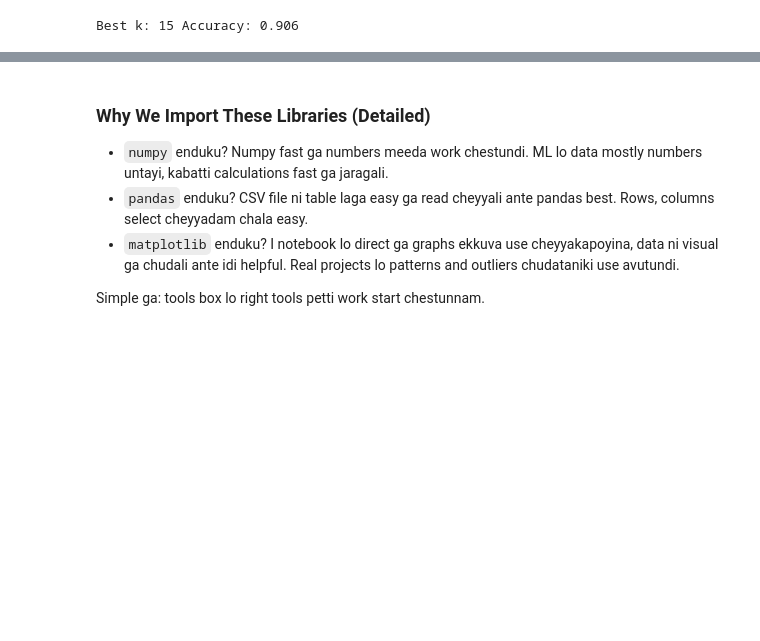
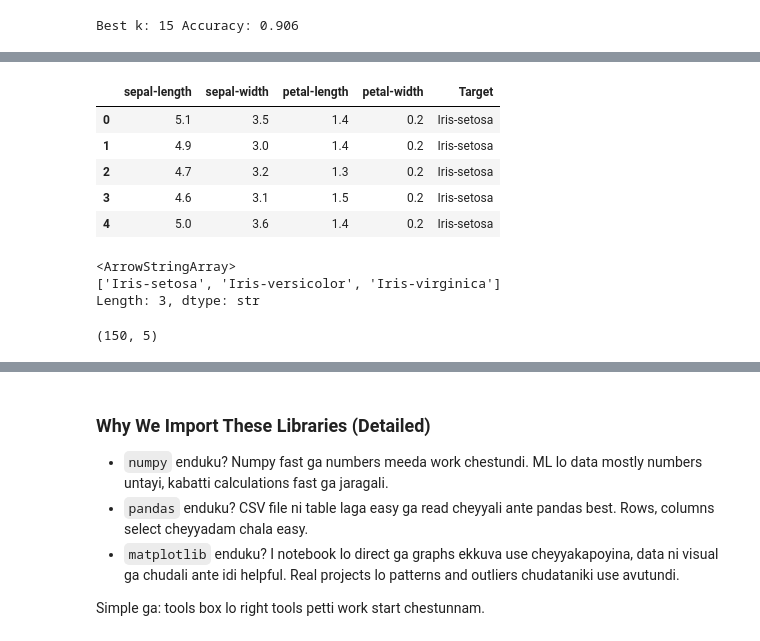
Before and after one commit to saikumarreddyk510-byte/AILearnings, a Jupyter notebook: ML/dataPreprocessing/data_preprocessing_tools.ipynb, the cells around one changed output, grey strips where cells are left out. Cells and saved outputs as stored; diff of their text form; code cells hidden in the pictures; blank space fills up the shorter version.

Commit message:
Add SVM (Iris) algorithm section to data preprocessing notebook and SVM concept section to explaination.md

```diff
--- a/ML/dataPreprocessing/data_preprocessing_tools.ipynb
+++ b/ML/dataPreprocessing/data_preprocessing_tools.ipynb
@@ -2272,0 +2364,9 @@ print("Best k:", best_k, "Accuracy:", max(scores))
+# %%
+# Step 3: Iris dataset URL and column names set chestunnam (dataset lo header ledu, so names manam ivvali).
+url = "https://archive.ics.uci.edu/ml/machine-learning-databases/iris/iris.data"
+
+# Assign column names to the dataset
+names = ['sepal-length', 'sepal-width', 'petal-length', 'petal-width', 'Target']
+
+# Step 4: URL nunchi CSV ni pandas DataFrame loki load chestunnam.
+dataset = pd.read_csv(url, names=names)
@@ -2272,0 +2381,22 @@ print("Best k:", best_k, "Accuracy:", max(scores))
+# %%
+# Step 5: First 5 rows chusi data ela unnado check chestunnam.
+dataset.head(5)
+# %% [output]
+|  | sepal-length | sepal-width | petal-length | petal-width | Target |
+| 0 | 5.1 | 3.5 | 1.4 | 0.2 | Iris-setosa |
+| 1 | 4.9 | 3.0 | 1.4 | 0.2 | Iris-setosa |
+| 2 | 4.7 | 3.2 | 1.3 | 0.2 | Iris-setosa |
+| 3 | 4.6 | 3.1 | 1.5 | 0.2 | Iris-setosa |
+| 4 | 5.0 | 3.6 | 1.4 | 0.2 | Iris-setosa |
+# %%
+# Step 6: Target column lo enni unique species (classes) unnayo chudatam.
+dataset['Target'].unique()
+# %% [output]
+<ArrowStringArray>
+['Iris-setosa', 'Iris-versicolor', 'Iris-virginica']
+Length: 3, dtype: str
+# %%
+# Step 7: Dataset shape (rows, columns) verify chestunnam.
+dataset.shape
+# %% [output]
+(150, 5)
```
Also changed, not shown: parts of 70 cells of this notebook, 1 other file.
